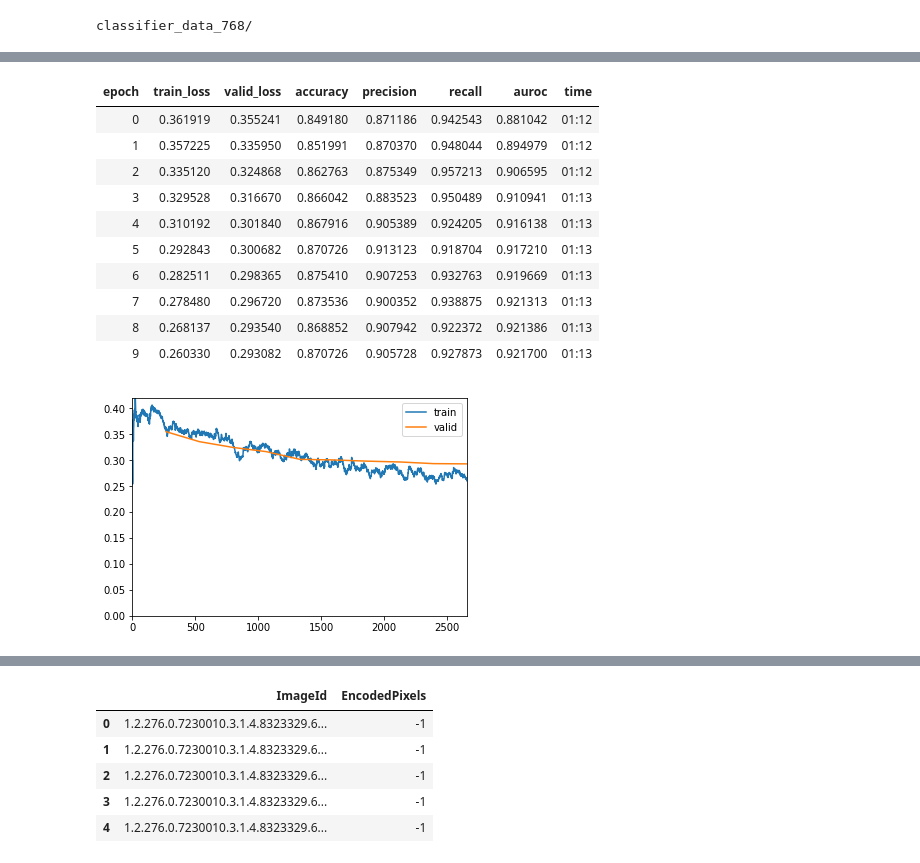
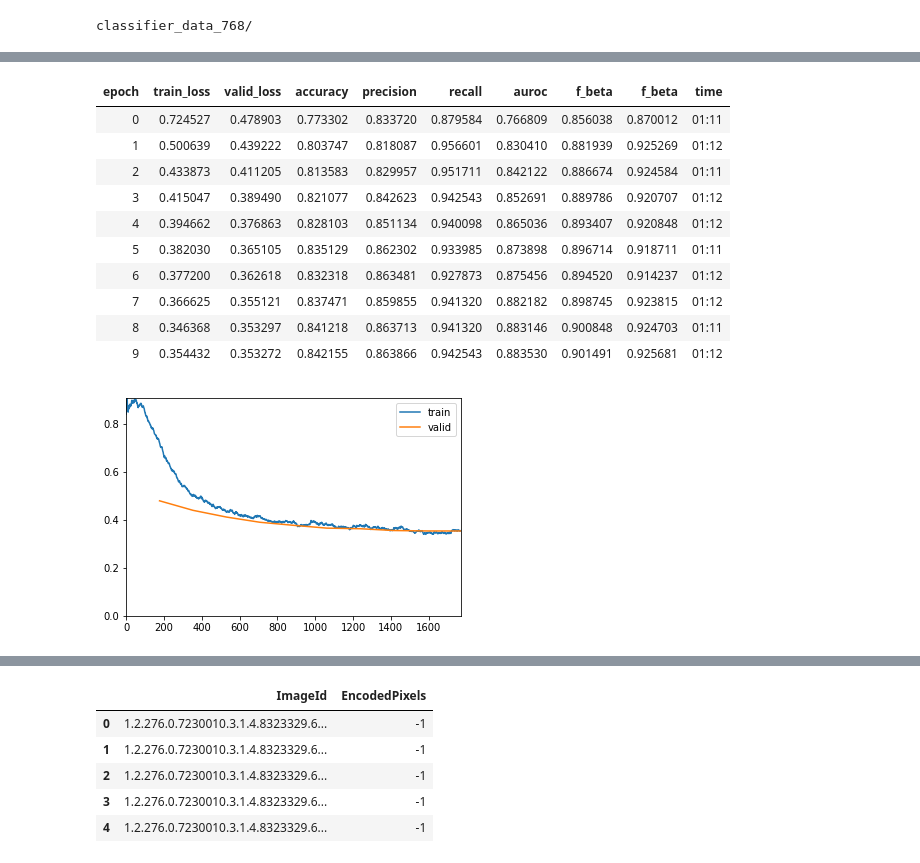
Before and after one commit to mpsampat/SIIM-ACR-2019, a Jupyter notebook: classification/exp2_fastai_prog_resize_resnet34_focal_loss_512_768.ipynb, the cells around one changed output, grey strips where cells are left out. Saved outputs shown, nothing was run; the diff lists cells and outputs as text; code cells hidden in the pictures.

```diff
--- a/classification/exp2_fastai_prog_resize_resnet34_focal_loss_512_768.ipynb
+++ b/classification/exp2_fastai_prog_resize_resnet34_focal_loss_512_768.ipynb
@@ -29,7 +30,7 @@ tfms = get_transforms(do_flip=True, max_rotate=15, flip_vert=False, max_lighting
                       xtra_tfms=[rand_crop(), rand_zoom(1, 1.5),
                                  symmetric_warp(magnitude=(-0.2, 0.2))])
 data = (src.transform(tfms, size=half_resolution)
-           .databunch(bs=32, path='.').normalize(imagenet_stats))
+           .databunch(bs=48, path='.').normalize(imagenet_stats))
 # %%
 from torch import nn
 import torch.nn.functional as F
@@ -49,7 +50,9 @@ class FocalLoss(nn.Module):
 precision = Precision()
 recall    = Recall()
 auroc     = AUROC()
-learn = cnn_learner(data, models.resnet34, metrics=[accuracy,precision,recall,auroc], model_dir=".", callback_fns=ShowGraph)
+f1_score  = FBeta(beta=1)
+f2_score  = FBeta(beta=2)
+learn = cnn_learner(data, models.resnet34, metrics=[accuracy,precision,recall,auroc,f1_score,f2_score], model_dir=".", callback_fns=ShowGraph)
 learn.loss_fn = FocalLoss()
 # %%
 learn.lr_find()
@@ -63,19 +66,20 @@ Min loss divided by 10: 1.00E-02
 # %%
-learn.fit_one_cycle(10,1e-3)
+lr = 1e-3
+learn.fit_one_cycle(10,slice(lr))
 #learn.fit_one_cycle(1,1e-3)
 # %% [output]
-| epoch | train_loss | valid_loss | accuracy | precision | recall | auroc | time |
-| 0 | 0.361919 | 0.355241 | 0.849180 | 0.871186 | 0.942543 | 0.881042 | 01:12 |
-| 1 | 0.357225 | 0.335950 | 0.851991 | 0.870370 | 0.948044 | 0.894979 | 01:12 |
-| 2 | 0.335120 | 0.324868 | 0.862763 | 0.875349 | 0.957213 | 0.906595 | 01:12 |
-| 3 | 0.329528 | 0.316670 | 0.866042 | 0.883523 | 0.950489 | 0.910941 | 01:13 |
-| 4 | 0.310192 | 0.301840 | 0.867916 | 0.905389 | 0.924205 | 0.916138 | 01:13 |
-| 5 | 0.292843 | 0.300682 | 0.870726 | 0.913123 | 0.918704 | 0.917210 | 01:13 |
-| 6 | 0.282511 | 0.298365 | 0.875410 | 0.907253 | 0.932763 | 0.919669 | 01:13 |
-| 7 | 0.278480 | 0.296720 | 0.873536 | 0.900352 | 0.938875 | 0.921313 | 01:13 |
-| 8 | 0.268137 | 0.293540 | 0.868852 | 0.907942 | 0.922372 | 0.921386 | 01:13 |
-| 9 | 0.260330 | 0.293082 | 0.870726 | 0.905728 | 0.927873 | 0.921700 | 01:13 |
+| epoch | train_loss | valid_loss | accuracy | precision | recall | auroc | f_beta | f_beta | time |
+| 0 | 0.724527 | 0.478903 | 0.773302 | 0.833720 | 0.879584 | 0.766809 | 0.856038 | 0.870012 | 01:11 |
+| 1 | 0.500639 | 0.439222 | 0.803747 | 0.818087 | 0.956601 | 0.830410 | 0.881939 | 0.925269 | 01:12 |
+| 2 | 0.433873 | 0.411205 | 0.813583 | 0.829957 | 0.951711 | 0.842122 | 0.886674 | 0.924584 | 01:11 |
+| 3 | 0.415047 | 0.389490 | 0.821077 | 0.842623 | 0.942543 | 0.852691 | 0.889786 | 0.920707 | 01:12 |
+| 4 | 0.394662 | 0.376863 | 0.828103 | 0.851134 | 0.940098 | 0.865036 | 0.893407 | 0.920848 | 01:12 |
+| 5 | 0.382030 | 0.365105 | 0.835129 | 0.862302 | 0.933985 | 0.873898 | 0.896714 | 0.918711 | 01:11 |
+| 6 | 0.377200 | 0.362618 | 0.832318 | 0.863481 | 0.927873 | 0.875456 | 0.894520 | 0.914237 | 01:12 |
+| 7 | 0.366625 | 0.355121 | 0.837471 | 0.859855 | 0.941320 | 0.882182 | 0.898745 | 0.923815 | 01:12 |
+| 8 | 0.346368 | 0.353297 | 0.841218 | 0.863713 | 0.941320 | 0.883146 | 0.900848 | 0.924703 | 01:11 |
+| 9 | 0.354432 | 0.353272 | 0.842155 | 0.863866 | 0.942543 | 0.883530 | 0.901491 | 0.925681 | 01:12 |
-[figure, old version]
+[figure, new version]
 # %%
 learn.save(f"{exp_label}_pneumo_{half_resolution}_before_unfreeze")
 # %%
```
Also changed, not shown: parts of 16 cells of this notebook.
